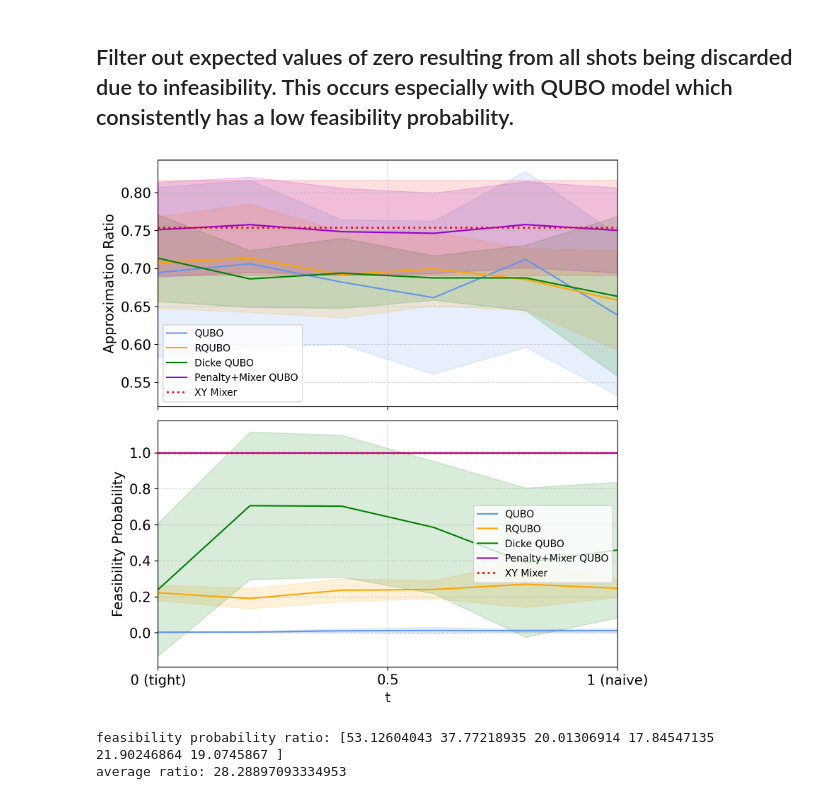
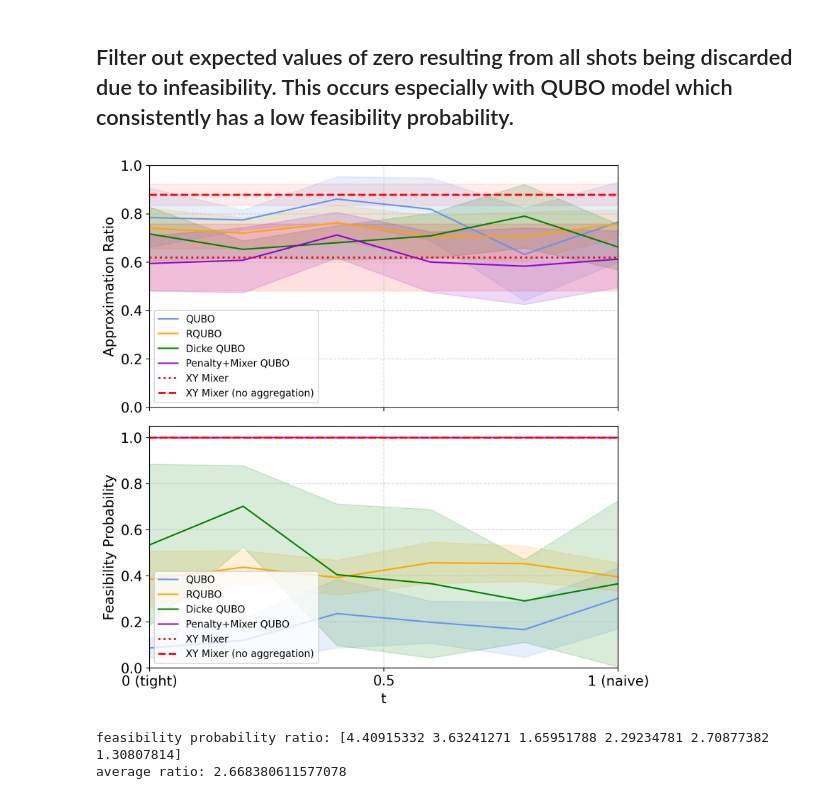
Before and after one commit to AdrianHarkness/Max_K_Cut, a Jupyter notebook: notebooks/experiments/visualize_results.ipynb, the cells around one changed output. Saved outputs shown, nothing was run; the diff lists cells and outputs as text; code cells hidden in the pictures.

```diff
--- a/notebooks/experiments/visualize_results.ipynb
+++ b/notebooks/experiments/visualize_results.ipynb
@@ -12,7 +12,8 @@ import matplotlib.pyplot as plt
 data_dir = os.path.join(os.getcwd(), "Data")
 
 # tight to naive (noiseless, QAOA P=3)
-loaded_data_path = os.path.join(data_dir, "Noisy_Results_P4_random_init_20_graphs.npz")
+# loaded_data_path = os.path.join(data_dir, "Noisy_Results_P4_random_init_20_graphs.npz")
+loaded_data_path = os.path.join(data_dir, "Noiseless_Results_P4_random_init_10_graphs_cvar.npz")
 loaded_data = np.load(loaded_data_path)
 
 
@@ -27,6 +28,8 @@ PENALTY_MIXER_QUBO_EXP_VALS = loaded_data['PENALTY_MIXER_QUBO_EXP_VALS'] if 'PEN
 PENALTY_MIXER_QUBO_FEASIBILITY = loaded_data['PENALTY_MIXER_QUBO_FEASIBILITY'] if 'PENALTY_MIXER_QUBO_FEASIBILITY' in loaded_data else None
 XY_MIXER_EXP_VALS = loaded_data['XY_MIXER_EXP_VALS'] if 'XY_MIXER_EXP_VALS' in loaded_data else None
 XY_MIXER_FEASIBILITY = loaded_data['XY_MIXER_FEASIBILITY'] if 'XY_MIXER_FEASIBILITY' in loaded_data else None
+XY_MIXER_NO_AGG_EXP_VALS = loaded_data['XY_MIXER_NO_AGG_EXP_VALS'] if 'XY_MIXER_NO_AGG_EXP_VALS' in loaded_data else None
+XY_MIXER_NO_AGG_FEASIBILITY = loaded_data['XY_MIXER_NO_AGG_FEASIBILITY'] if 'XY_MIXER_NO_AGG_FEASIBILITY' in loaded_data else None
 
 number_of_pens = QUBO_EXP_VALS.shape[1]
 penalty_list = np.linspace(0, 1, number_of_pens)
@@ -294,6 +318,11 @@ xy_mixer_std = np.std(XY_MIXER_EXP_VALS) if XY_MIXER_EXP_VALS is not None and np
 xy_mixer_feas_mean = np.mean(XY_MIXER_FEASIBILITY) if XY_MIXER_FEASIBILITY is not None else None
 xy_mixer_feas_std = np.std(XY_MIXER_FEASIBILITY) if XY_MIXER_FEASIBILITY is not None and np.size(XY_MIXER_FEASIBILITY) > 1 else None
 
+xy_no_agg_mean = np.mean(XY_MIXER_NO_AGG_EXP_VALS) if XY_MIXER_NO_AGG_EXP_VALS is not None else None
+xy_no_agg_std = np.std(XY_MIXER_NO_AGG_EXP_VALS) if XY_MIXER_NO_AGG_EXP_VALS is not None and np.size(XY_MIXER_NO_AGG_EXP_VALS) > 1 else None
+xy_no_agg_feas_mean = np.mean(XY_MIXER_NO_AGG_FEASIBILITY) if XY_MIXER_NO_AGG_FEASIBILITY is not None else None
+xy_no_agg_feas_std = np.std(XY_MIXER_NO_AGG_FEASIBILITY) if XY_MIXER_NO_AGG_FEASIBILITY is not None and np.size(XY_MIXER_NO_AGG_FEASIBILITY) > 1 else None
+
 # Plotting
 
 # Custom colors:
@@ -302,6 +331,7 @@ rqubo_color = "orange"
 dicke_qubo_color = "green"
 penalty_mixer_color = "darkviolet"
 xy_mixer_color = "red"
+xy_no_agg_color = "red"
 
 # Create a 2-row figure: top row for expected ratio, bottom row for feasibility probability.
 # By specifying squeeze=False, axs is always a 2D array with shape (2, len(alpha_list))
@@ -343,8 +373,14 @@ if xy_mixer_mean is not None:
         ax_top.axhspan(xy_mixer_mean - xy_mixer_std, xy_mixer_mean + xy_mixer_std,
                        color=xy_mixer_color, alpha=0.12)
 
+if xy_no_agg_mean is not None:
+    ax_top.axhline(y=xy_no_agg_mean, color=xy_no_agg_color, linestyle='--', linewidth=2, label="XY Mixer (no aggregation)")
+    if xy_no_agg_std is not None:
+        ax_top.axhspan(xy_no_agg_mean - xy_no_agg_std, xy_no_agg_mean + xy_no_agg_std,
+                       color=xy_no_agg_color, alpha=0.08)
+
 ax_top.grid(True, which='both', linestyle='--', alpha=0.5)
-#ax_top.set_ylim(0, 1)
+ax_top.set_ylim(0, 1)
 ax_top.set_ylabel('Approximation Ratio', fontsize=14)
 ax_top.legend()
 plt.grid
@@ -374,42 +410,48 @@ if dicke_mean_feas_prob is not None:
 
 if penalty_mixer_mean_feas_prob is not None:
     ax_bottom.plot(penalty_list, penalty_mixer_mean_feas_prob, label="Penalty+Mixer QUBO", color=penalty_mixer_color, linestyle='-')
     ax_bottom.fill_between(penalty_list,
                         np.array(penalty_mixer_mean_feas_prob) - np.array(penalty_mixer_std_feas_prob),
                         np.array(penalty_mixer_mean_feas_prob) + np.array(penalty_mixer_std_feas_prob),
                         color=penalty_mixer_color, alpha=0.15)
 
 if xy_mixer_feas_mean is not None:
     ax_bottom.axhline(y=xy_mixer_feas_mean, color=xy_mixer_color, linestyle=':', linewidth=2, label="XY Mixer")
     if xy_mixer_feas_std is not None:
         ax_bottom.axhspan(xy_mixer_feas_mean - xy_mixer_feas_std, xy_mixer_feas_mean + xy_mixer_feas_std,
                           color=xy_mixer_color, alpha=0.12)
 
+if xy_no_agg_feas_mean is not None:
+    ax_bottom.axhline(y=xy_no_agg_feas_mean, color=xy_no_agg_color, linestyle='--', linewidth=2, label="XY Mixer (no aggregation)")
+    if xy_no_agg_feas_std is not None:
+        ax_bottom.axhspan(xy_no_agg_feas_mean - xy_no_agg_feas_std, xy_no_agg_feas_mean + xy_no_agg_feas_std,
+                          color=xy_no_agg_color, alpha=0.08)
+
 ax_bottom.grid(True, which='both', linestyle='--', alpha=0.5)
-#ax_bottom.set_ylim(0, .5)
+ax_bottom.set_ylim(0, 1.05)
 ax_bottom.set_xlabel('t', fontsize=14)
 ax_bottom.set_xticks([0, 0.5, 1])
 ax_bottom.set_xticklabels(["0 (tight)", "0.5", "1 (naive)"], fontsize=12)
 ax_bottom.set_ylabel('Feasibility Probability', fontsize=14)
 ax_bottom.legend()
 
 for ax in axs:
     ax.tick_params(axis='x', labelsize=14)
     ax.tick_params(axis='y', labelsize=14)
     plt.xlim(0, 1)
 
 plt.tight_layout()
 
 data_tag = os.path.splitext(os.path.basename(loaded_data_path))[0]
-fig.savefig(os.path.join("Data", f"interpolated_penalties_{data_tag}.pdf"))
+fig.savefig(os.path.join("Data", f"interpolated_penalties_{data_tag}_augmented.pdf"))
 # %% [output]
-[figure, old version]
+[figure, new version]
 # %%
 print("feasibility probability ratio:", rqubo_mean_feas_prob / qubo_mean_feas_prob)
 print("average ratio:", np.mean(rqubo_mean_feas_prob / qubo_mean_feas_prob))
 # %% [output]
-feasibility probability ratio: [53.12604043 37.77218935 20.01306914 17.84547135 21.90246864 19.0745867 ]
-average ratio: 28.28897093334953
+feasibility probability ratio: [4.40915332 3.63241271 1.65951788 2.29234781 2.70877382 1.30807814]
+average ratio: 2.668380611577078
 # %%
 # Box Plot
 
```
Also changed, not shown: parts of 5 cells of this notebook, 22 other files.
